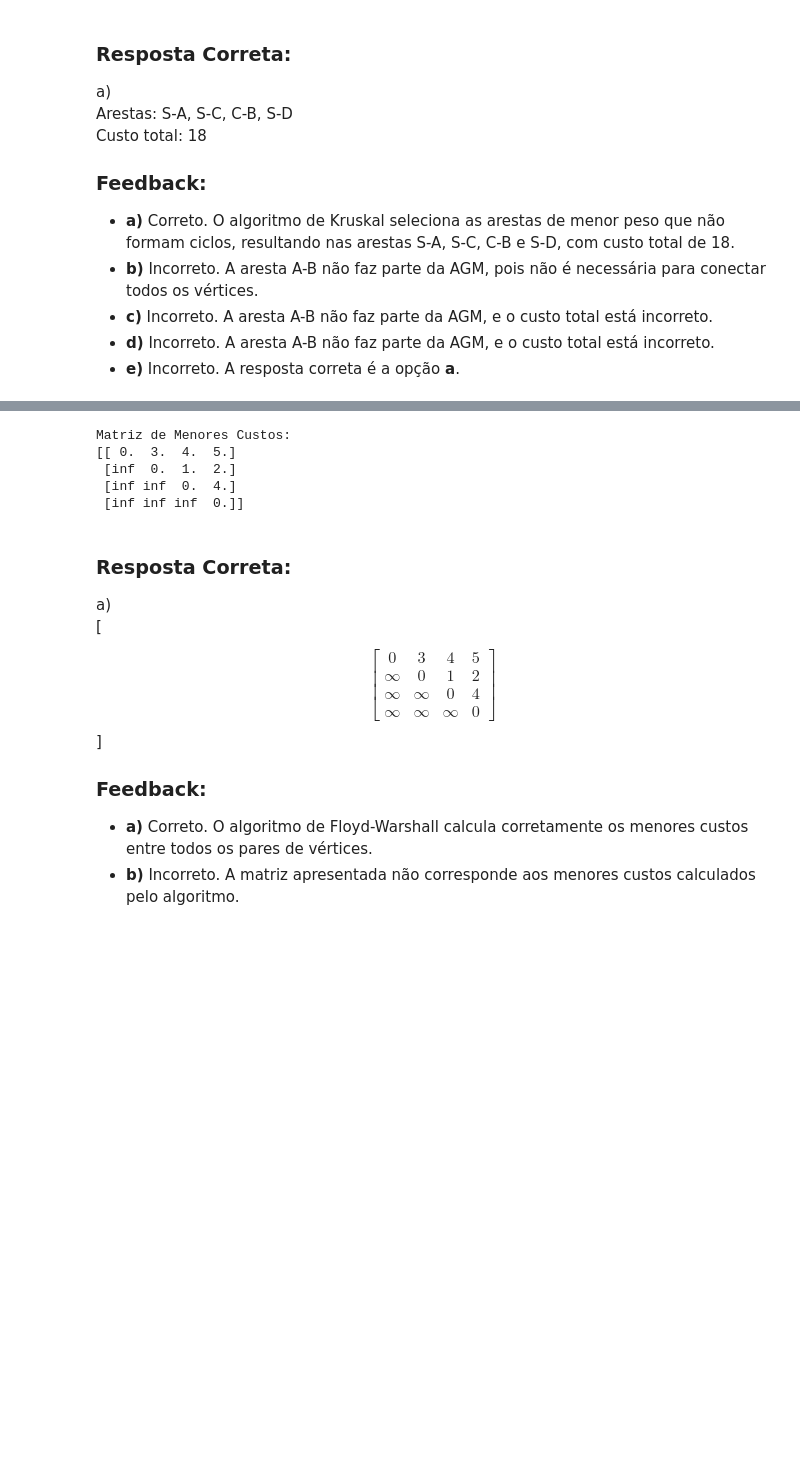
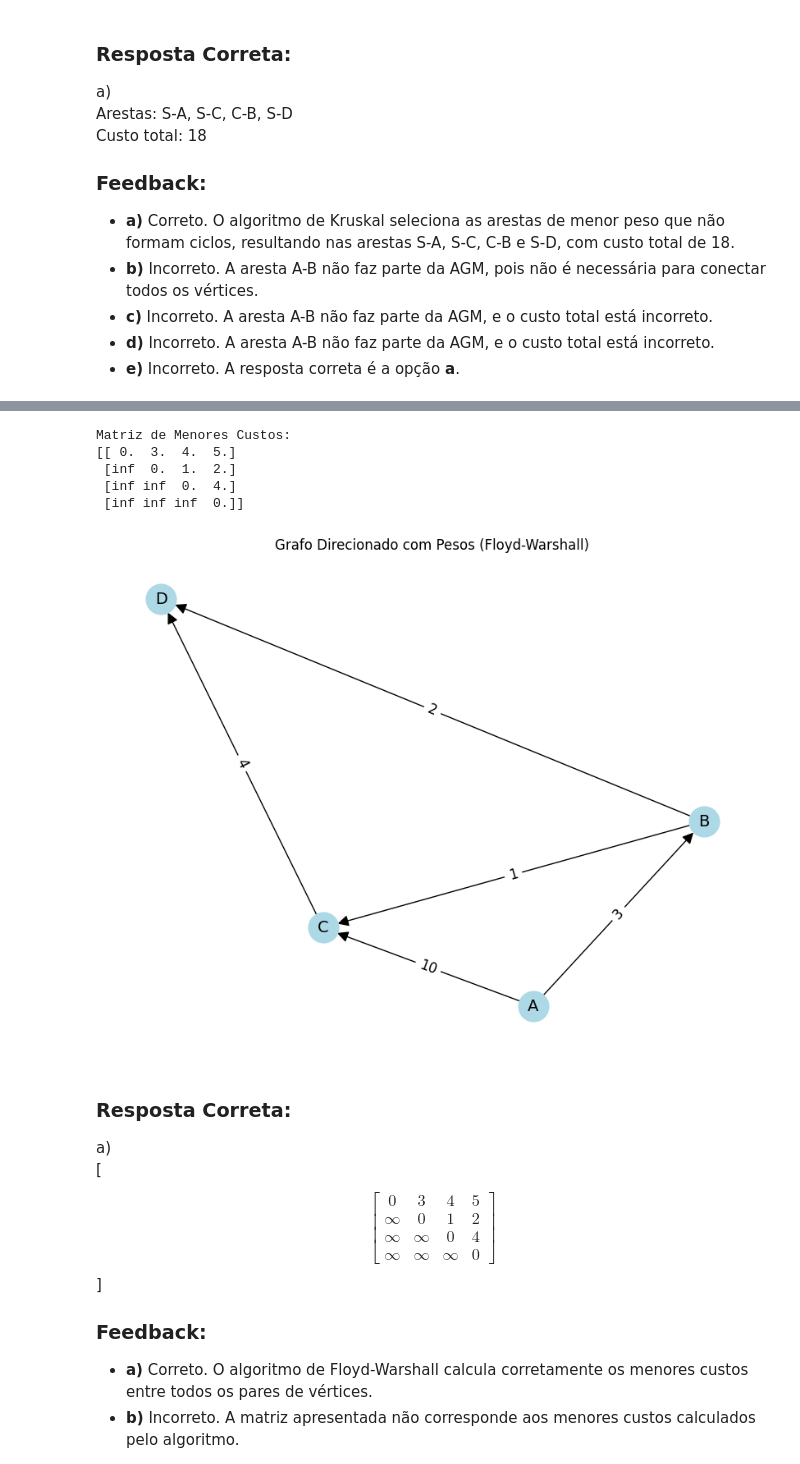
Before and after one commit to LeonardoVieiraGuimaraes/TeoriaGrafos, a Jupyter notebook: BancoPerguntas/ArvoreGeradoraCaminhosMinimos.ipynb, the cells around one changed output, grey strips where cells are left out. Drawn from its saved outputs; the diff is of its cells as text; code cells hidden in the pictures; blank space fills up the shorter version.

```diff
--- a/BancoPerguntas/ArvoreGeradoraCaminhosMinimos.ipynb
+++ b/BancoPerguntas/ArvoreGeradoraCaminhosMinimos.ipynb
@@ -853,33 +1035,58 @@ d) Nenhuma das anteriores
 # Implementando o algoritmo de Floyd-Warshall para encontrar os menores caminhos entre todos os pares de vértices
 import numpy as np
 
 # Definindo o grafo como uma matriz de adjacência
 INF = float("inf")
 graph = [
     [0, 3, 10, INF],
     [INF, 0, 1, 2],
     [INF, INF, 0, 4],
     [INF, INF, INF, 0],
 ]
 
 # Aplicando o algoritmo de Floyd-Warshall
 n = len(graph)
 dist = np.array(graph)  # Inicializando a matriz de distâncias
 
 for k in range(n):
     for i in range(n):
         for j in range(n):
             dist[i][j] = min(dist[i][j], dist[i][k] + dist[k][j])
 
 # Exibindo a matriz final de menores custos
 print("Matriz de Menores Custos:")
 print(dist)
+
+import networkx as nx
+import matplotlib.pyplot as plt
+
+# Definindo o grafo dirigido com pesos
+edges = [
+    ("A", "B", 3),
+    ("A", "C", 10),
+    ("B", "C", 1),
+    ("B", "D", 2),
+    ("C", "D", 4),
+]
+
+G = nx.DiGraph()
+G.add_weighted_edges_from(edges)
+
+# Layout fixo para melhor visualização
+pos = nx.spring_layout(G, seed=42)
+
+plt.figure(figsize=(8, 6))
+nx.draw(G, pos, with_labels=True, node_color="lightblue", node_size=700, font_size=14, arrowsize=20)
+nx.draw_networkx_edge_labels(G, pos, edge_labels=nx.get_edge_attributes(G, "weight"), font_size=12)
+plt.title("Grafo Direcionado com Pesos (Floyd-Warshall)")
+plt.show()
 # %% [output]
 Matriz de Menores Custos:
 [[ 0.  3.  4.  5.]
  [inf  0.  1.  2.]
  [inf inf  0.  4.]
  [inf inf inf  0.]]
+[figure, added]
 # %% [markdown]
 ### Resposta Correta:
 a)
```
Also changed, not shown: parts of 13 cells of this notebook.
